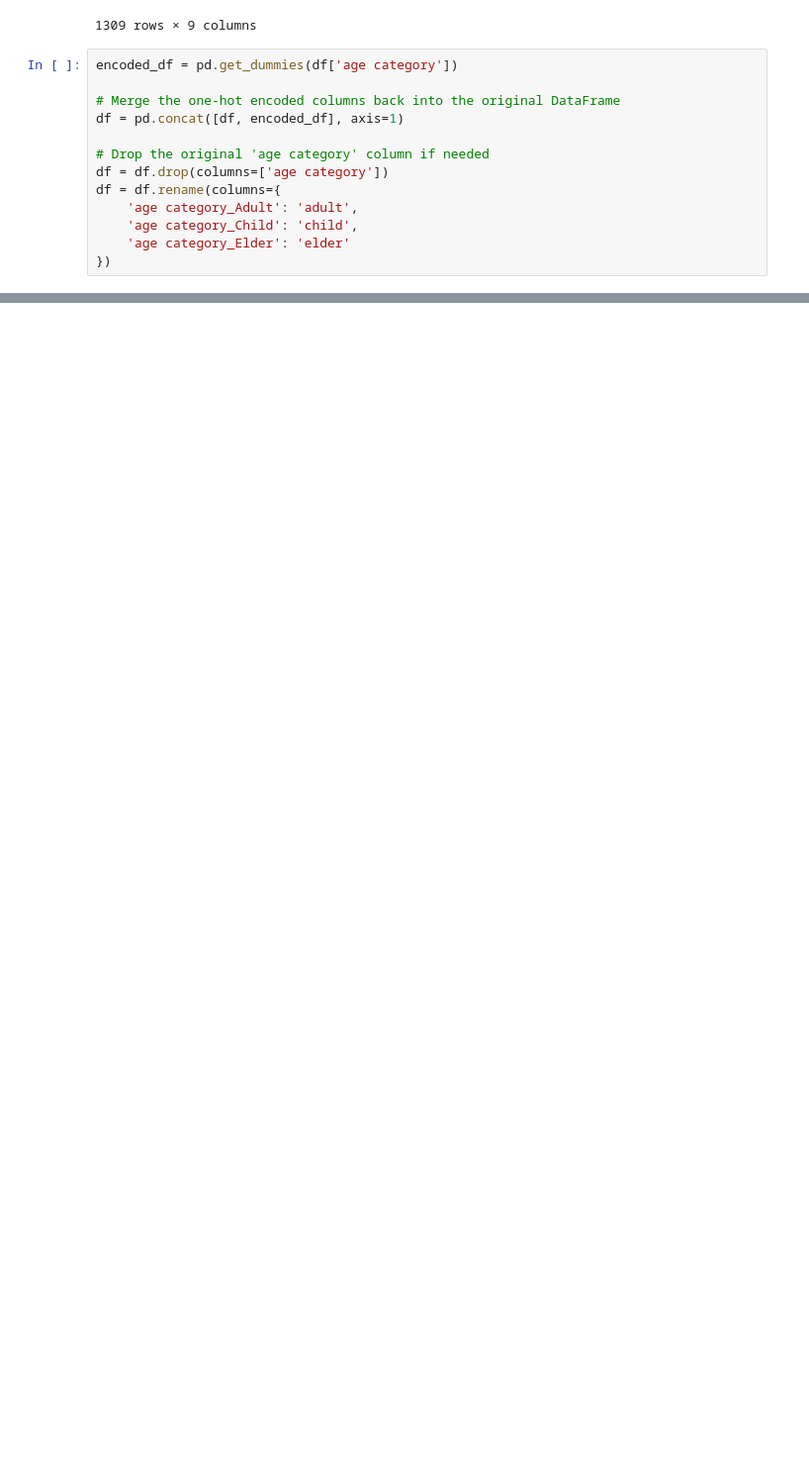
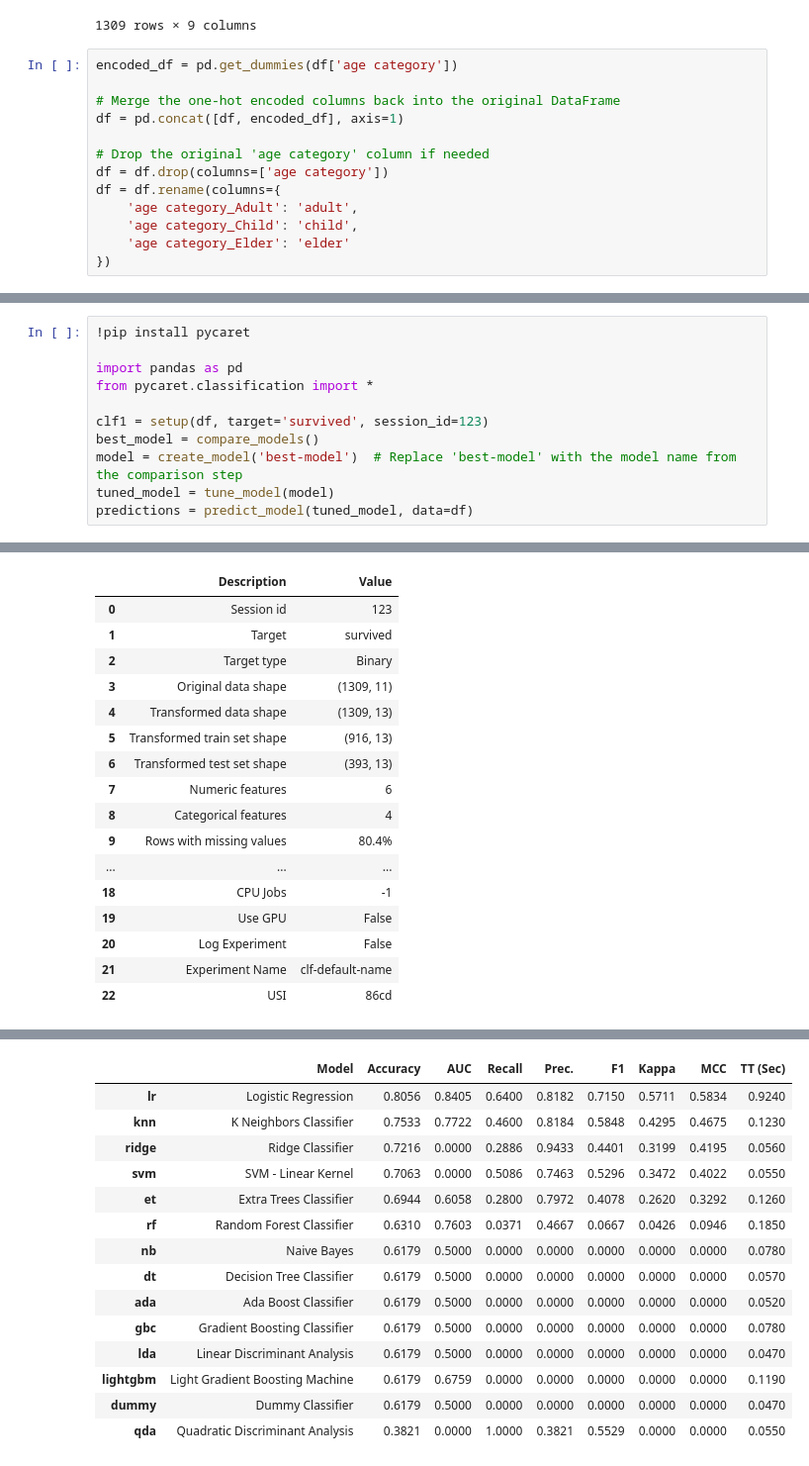
Before and after one commit to HannahCimene/TrioData_Masters, a Jupyter notebook: Files/titanic_dataset/titanic_jeffrey1.ipynb, the cells around one changed output, grey strips where cells are left out. Shown at 99% size. Drawn from its saved outputs; the diff is of its cells as text; blank space fills up the shorter version.

Commit message:
in mijn ipynb werkt pycaret ni en bij jeffrey zijn boek half dus ik weet ni wa het probleem is

```diff
--- a/Files/titanic_dataset/titanic_jeffrey1.ipynb
+++ b/Files/titanic_dataset/titanic_jeffrey1.ipynb
@@ -102,0 +118,12 @@ plt.show()
+# %%
+!pip install pycaret
+
+import pandas as pd
+from pycaret.classification import *
+
+clf1 = setup(df, target='survived', session_id=123)
+best_model = compare_models()
+model = create_model('best-model')  # Replace 'best-model' with the model name from the comparison step
+tuned_model = tune_model(model)
+predictions = predict_model(tuned_model, data=df)
+# %% [output]
@@ -102,0 +149,17 @@ plt.show()
+|  | Description | Value |
+| 0 | Session id | 123 |
+| 1 | Target | survived |
+| 2 | Target type | Binary |
+| 3 | Original data shape | (1309, 11) |
+| 4 | Transformed data shape | (1309, 13) |
+| 5 | Transformed train set shape | (916, 13) |
+| 6 | Transformed test set shape | (393, 13) |
+| 7 | Numeric features | 6 |
+| 8 | Categorical features | 4 |
+| 9 | Rows with missing values | 80.4% |
+| ... | ... | ... |
+| 18 | CPU Jobs | -1 |
+| 19 | Use GPU | False |
+| 20 | Log Experiment | False |
+| 21 | Experiment Name | clf-default-name |
+| 22 | USI | 86cd |
@@ -102,0 +167,15 @@ plt.show()
+|  | Model | Accuracy | AUC | Recall | Prec. | F1 | Kappa | MCC | TT (Sec) |
+| lr | Logistic Regression | 0.8056 | 0.8405 | 0.6400 | 0.8182 | 0.7150 | 0.5711 | 0.5834 | 0.9240 |
+| knn | K Neighbors Classifier | 0.7533 | 0.7722 | 0.4600 | 0.8184 | 0.5848 | 0.4295 | 0.4675 | 0.1230 |
+| ridge | Ridge Classifier | 0.7216 | 0.0000 | 0.2886 | 0.9433 | 0.4401 | 0.3199 | 0.4195 | 0.0560 |
+| svm | SVM - Linear Kernel | 0.7063 | 0.0000 | 0.5086 | 0.7463 | 0.5296 | 0.3472 | 0.4022 | 0.0550 |
+| et | Extra Trees Classifier | 0.6944 | 0.6058 | 0.2800 | 0.7972 | 0.4078 | 0.2620 | 0.3292 | 0.1260 |
+| rf | Random Forest Classifier | 0.6310 | 0.7603 | 0.0371 | 0.4667 | 0.0667 | 0.0426 | 0.0946 | 0.1850 |
+| nb | Naive Bayes | 0.6179 | 0.5000 | 0.0000 | 0.0000 | 0.0000 | 0.0000 | 0.0000 | 0.0780 |
+| dt | Decision Tree Classifier | 0.6179 | 0.5000 | 0.0000 | 0.0000 | 0.0000 | 0.0000 | 0.0000 | 0.0570 |
+| ada | Ada Boost Classifier | 0.6179 | 0.5000 | 0.0000 | 0.0000 | 0.0000 | 0.0000 | 0.0000 | 0.0520 |
+| gbc | Gradient Boosting Classifier | 0.6179 | 0.5000 | 0.0000 | 0.0000 | 0.0000 | 0.0000 | 0.0000 | 0.0780 |
+| lda | Linear Discriminant Analysis | 0.6179 | 0.5000 | 0.0000 | 0.0000 | 0.0000 | 0.0000 | 0.0000 | 0.0470 |
+| lightgbm | Light Gradient Boosting Machine | 0.6179 | 0.6759 | 0.0000 | 0.0000 | 0.0000 | 0.0000 | 0.0000 | 0.1190 |
+| dummy | Dummy Classifier | 0.6179 | 0.5000 | 0.0000 | 0.0000 | 0.0000 | 0.0000 | 0.0000 | 0.0470 |
+| qda | Quadratic Discriminant Analysis | 0.3821 | 0.0000 | 1.0000 | 0.3821 | 0.5529 | 0.0000 | 0.0000 | 0.0550 |
```
Also changed, not shown: parts of 5 cells of this notebook, 2 other files.
